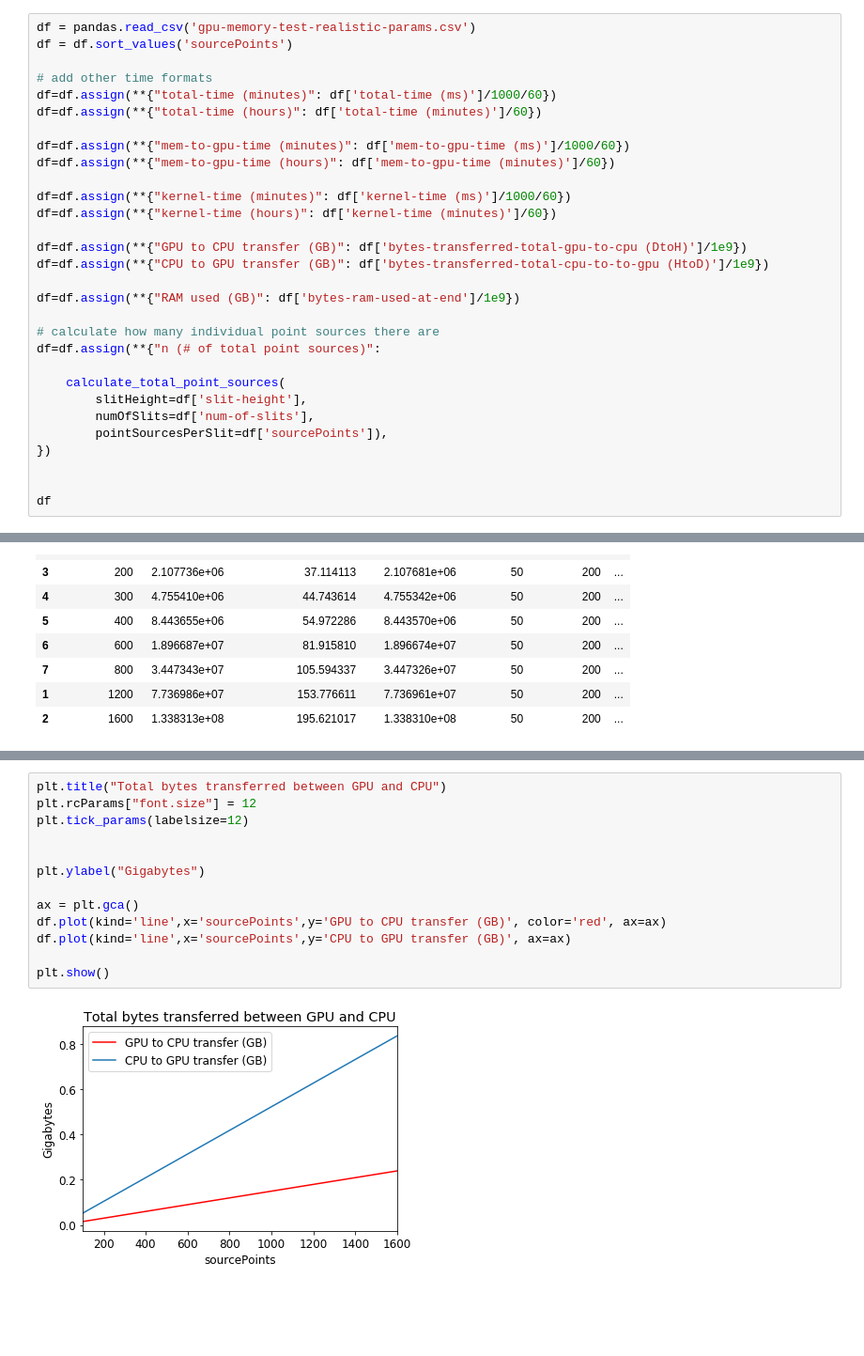
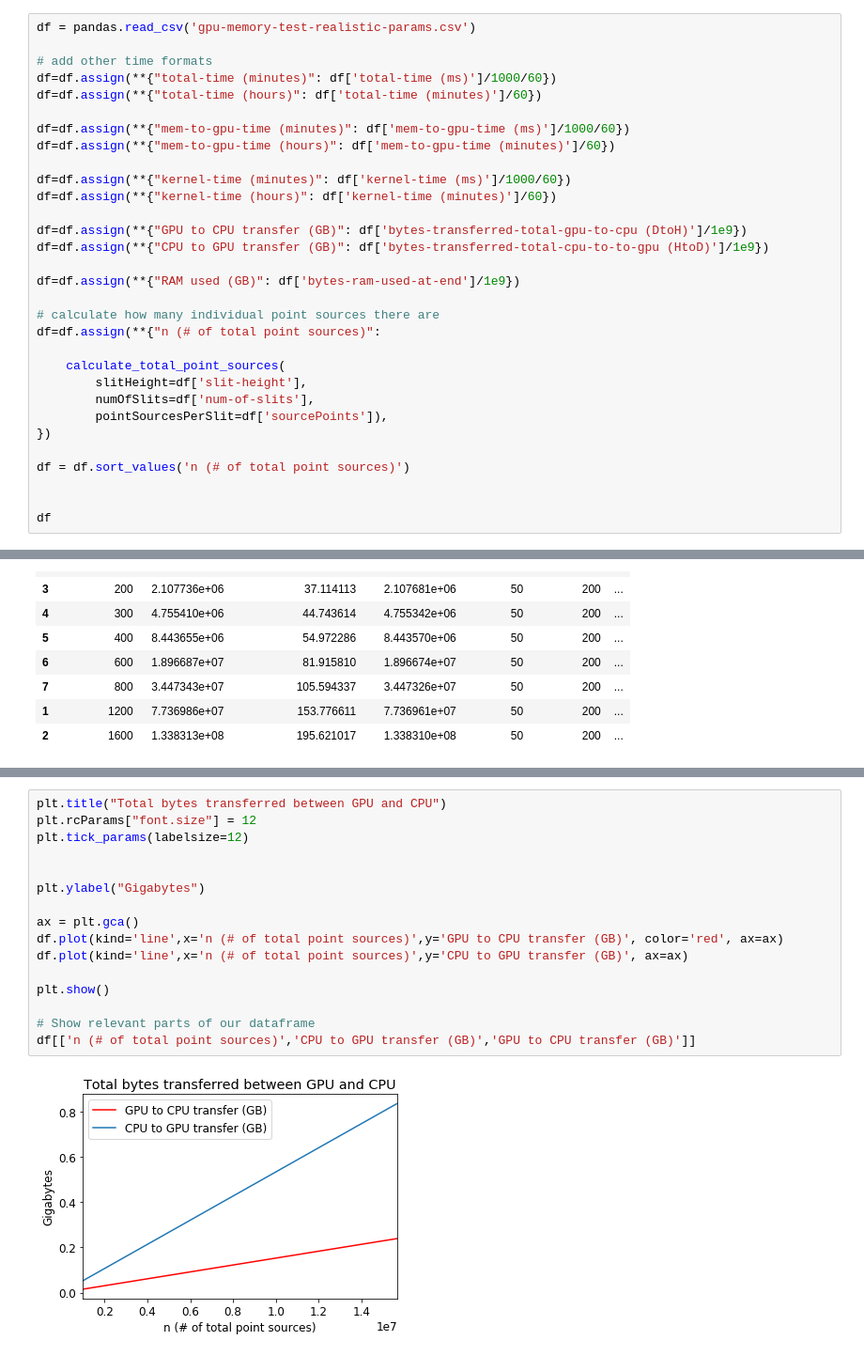
Before and after one commit to gtoledorodriguez/XRay-Optics-Simulation, a Jupyter notebook: notes/gpu-memory-usage/gpu-memory-test-stats.ipynb, the cells around one changed output, grey strips where cells are left out. Shown: that part at 94% size. Drawn from its saved outputs; the diff is of its cells as text; blank space fills up the shorter version.

```diff
--- a/notes/gpu-memory-usage/gpu-memory-test-stats.ipynb
+++ b/notes/gpu-memory-usage/gpu-memory-test-stats.ipynb
@@ -10,7 +10,6 @@ def calculate_total_point_sources(slitHeight: int, numOfSlits: int, pointSources
     return ((slitHeight-1)*(numOfSlits)) * pointSourcesPerSlit
 # %%
 df = pandas.read_csv('gpu-memory-test-realistic-params.csv')
-df = df.sort_values('sourcePoints')
 
 # add other time formats
 df=df.assign(**{"total-time (minutes)": df['total-time (ms)']/1000/60})
@@ -36,6 +35,8 @@ df=df.assign(**{"n (# of total point sources)":
         pointSourcesPerSlit=df['sourcePoints']),
 })
 
+df = df.sort_values('n (# of total point sources)')
+
 
 df
 # %% [output]
@@ -123,15 +123,18 @@ plt.show()
 # %%
 plt.title("Total bytes transferred between GPU and CPU")
 plt.rcParams["font.size"] = 12
 plt.tick_params(labelsize=12)
 
 
 plt.ylabel("Gigabytes")
 
 ax = plt.gca()
-df.plot(kind='line',x='sourcePoints',y='GPU to CPU transfer (GB)', color='red', ax=ax)
-df.plot(kind='line',x='sourcePoints',y='CPU to GPU transfer (GB)', ax=ax)
+df.plot(kind='line',x='n (# of total point sources)',y='GPU to CPU transfer (GB)', color='red', ax=ax)
+df.plot(kind='line',x='n (# of total point sources)',y='CPU to GPU transfer (GB)', ax=ax)
 
 plt.show()
+
+# Show relevant parts of our dataframe
+df[['n (# of total point sources)','CPU to GPU transfer (GB)','GPU to CPU transfer (GB)']]
 # %% [output]
-[figure, old version]
+[figure, new version]
```
Also changed, not shown: parts of 6 cells of this notebook.
